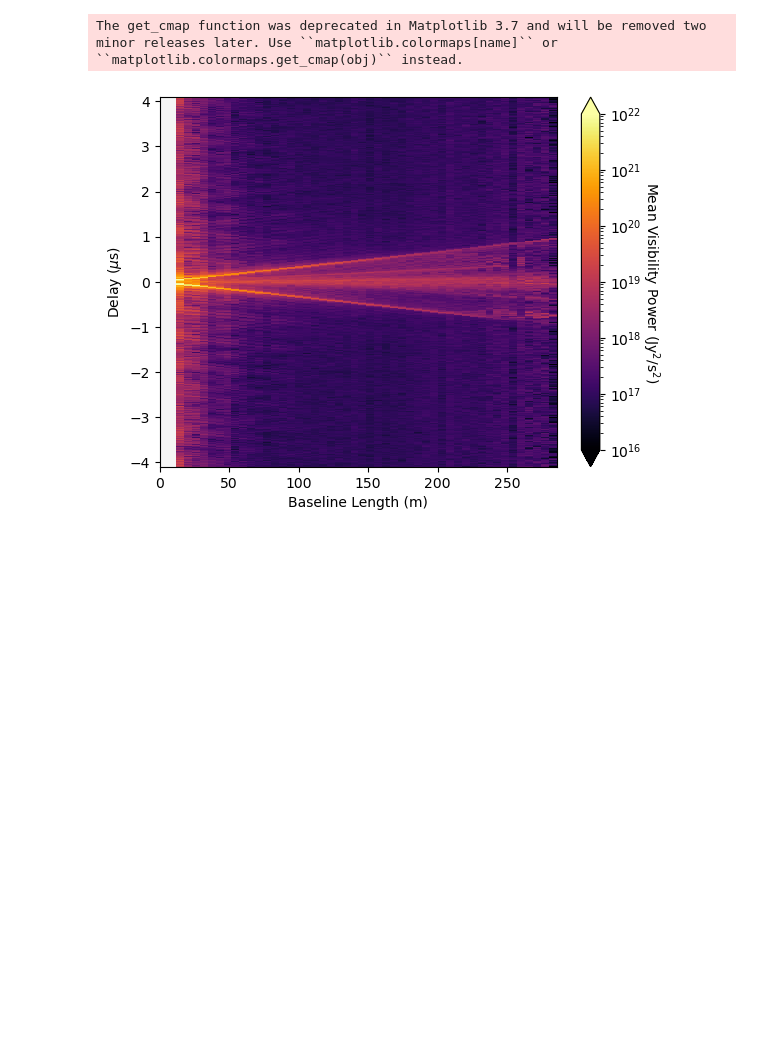
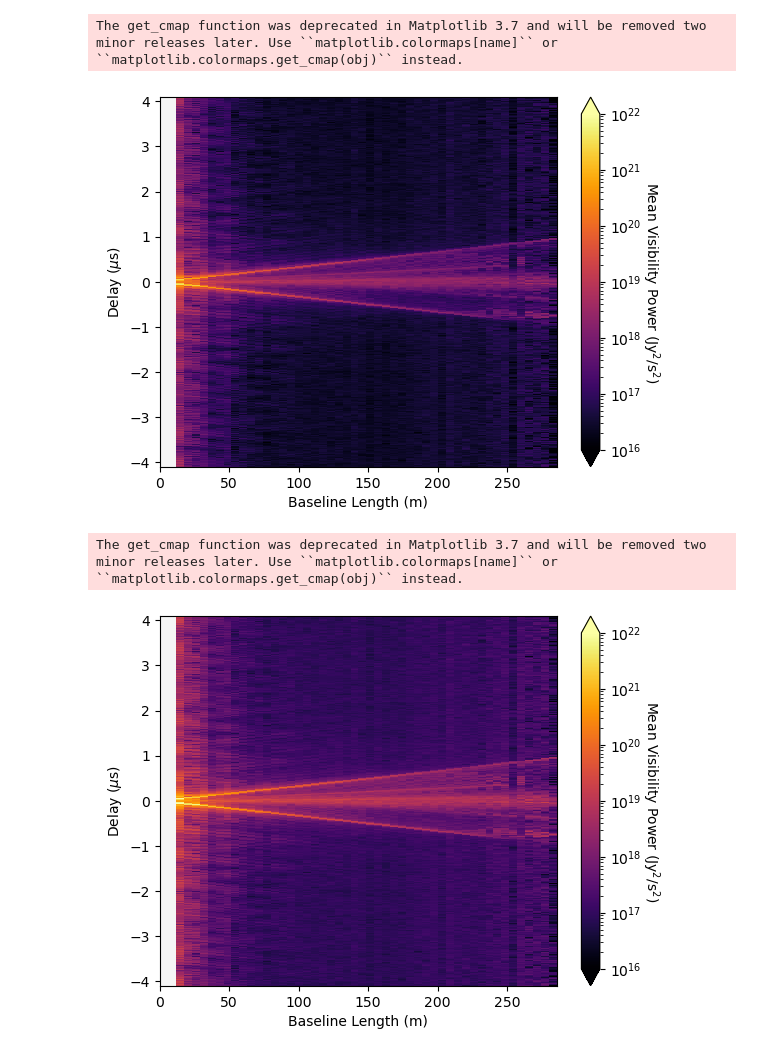
Before and after one commit to rlbyrne/rlb_hera, a Jupyter notebook: hera_data_viewer.ipynb, the cells around one changed output. Drawn from its saved outputs; the diff is of its cells as text; code cells hidden in the pictures; blank space fills up the shorter version.

```diff
--- a/hera_data_viewer.ipynb
+++ b/hera_data_viewer.ipynb
@@ -8,8 +8,10 @@ import importlib
 importlib.reload(pyuvdata)
 from IPython.display import Image
 # %%
-# data_orig = pyuvdata.UVData()
-# data_orig.read("/safepool/rbyrne/hera_data/H6C-data/2459861/zen.2459861.52096.sum.abs_calibrated.red_avg.uvh5")
+data_orig = pyuvdata.UVData()
+data_orig.read(
+    "/safepool/rbyrne/hera_data/H6C-data/2459861/zen.2459861.45004.sum.abs_calibrated.red_avg.uvh5"
+)
 # model = pyuvdata.UVData()
 # model.read("/safepool/rbyrne/hera_data/interpolated_models/zen.2459861.52096.sum.abs_calibrated.red_avg_model.uvfits")
 data_abscal = pyuvdata.UVData()
@@ -100,6 +102,11 @@ def plot_visibilities(uvdata):
     plt.ylim([np.min(delay_array) * 1e6, np.max(delay_array) * 1e6])
     plt.ylabel("Delay ($\mu$s)")
     plt.show()
+# %%
+plot_visibilities(data_orig)
+# %% [output]
+The get_cmap function was deprecated in Matplotlib 3.7 and will be removed two minor releases later. Use ``matplotlib.colormaps[name]`` or ``matplotlib.colormaps.get_cmap(obj)`` instead.
+[figure, added]
 # %%
 plot_visibilities(data_abscal)
 # %% [output]
```
Also changed, not shown: parts of 9 cells of this notebook, 1 other file.
